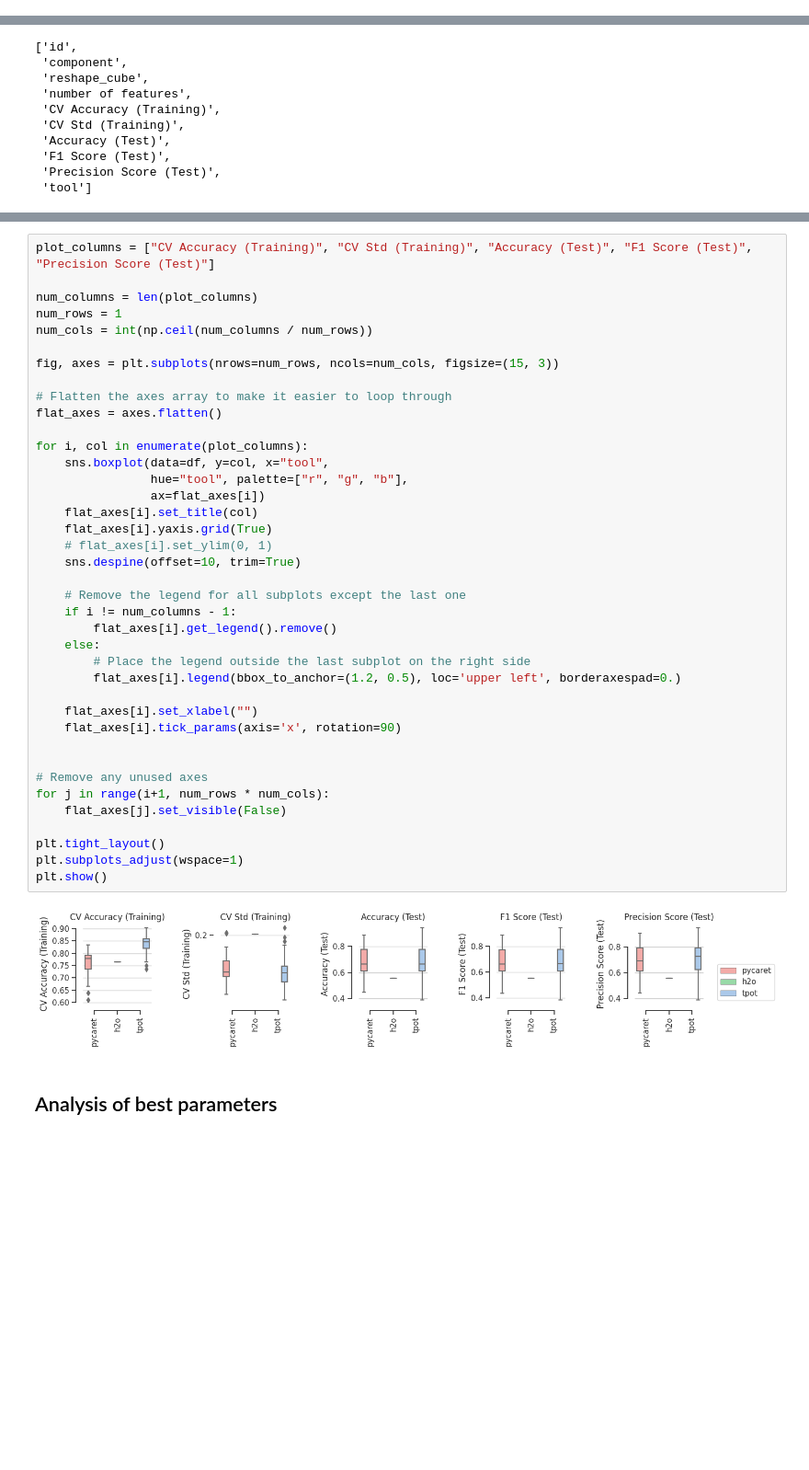
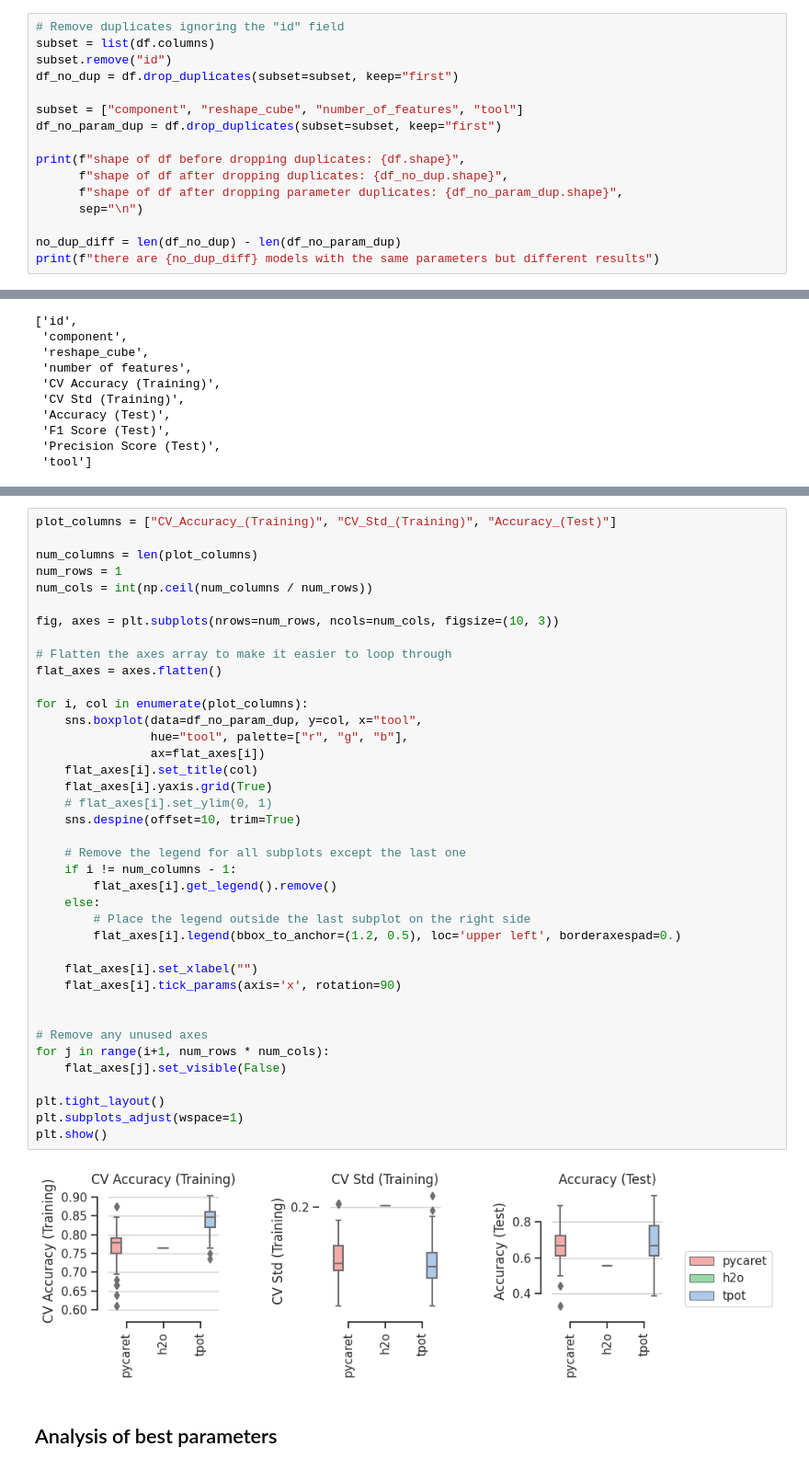
Before and after one commit to tahendry/master_thesis, a Jupyter notebook: analysis_and_plots/metrics_analysis_autoML_tools.ipynb, the cells around one changed output, grey strips where cells are left out. Shown at 92% size. Drawn from its saved outputs; the diff is of its cells as text; blank space fills up the shorter version.

Commit message:
add reprod. check + update plots

```diff
--- a/analysis_and_plots/metrics_analysis_autoML_tools.ipynb
+++ b/analysis_and_plots/metrics_analysis_autoML_tools.ipynb
@@ -42,0 +68,16 @@ shape of df after dropping duplicates: (114, 10)
+# %%
+# Remove duplicates ignoring the "id" field
+subset = list(df.columns)
+subset.remove("id")
+df_no_dup = df.drop_duplicates(subset=subset, keep="first")
+
+subset = ["component", "reshape_cube", "number_of_features", "tool"]
+df_no_param_dup = df.drop_duplicates(subset=subset, keep="first")
+
+print(f"shape of df before dropping duplicates: {df.shape}",
+      f"shape of df after dropping duplicates: {df_no_dup.shape}",
+      f"shape of df after dropping parameter duplicates: {df_no_param_dup.shape}",
+      sep="\n")
+
+no_dup_diff = len(df_no_dup) - len(df_no_param_dup)
+print(f"there are {no_dup_diff} models with the same parameters but different results")
@@ -70,44 +116,44 @@ df.describe()
 # %%
-plot_columns = ["CV Accuracy (Training)", "CV Std (Training)", "Accuracy (Test)", "F1 Score (Test)", "Precision Score (Test)"]
+plot_columns = ["CV_Accuracy_(Training)", "CV_Std_(Training)", "Accuracy_(Test)"]
 
 num_columns = len(plot_columns)
 num_rows = 1
 num_cols = int(np.ceil(num_columns / num_rows))
 
-fig, axes = plt.subplots(nrows=num_rows, ncols=num_cols, figsize=(15, 3))
+fig, axes = plt.subplots(nrows=num_rows, ncols=num_cols, figsize=(10, 3))
 
 # Flatten the axes array to make it easier to loop through
 flat_axes = axes.flatten()
 
 for i, col in enumerate(plot_columns):
-    sns.boxplot(data=df, y=col, x="tool",
+    sns.boxplot(data=df_no_param_dup, y=col, x="tool",
                 hue="tool", palette=["r", "g", "b"],
                 ax=flat_axes[i])
     flat_axes[i].set_title(col)
     flat_axes[i].yaxis.grid(True)
     # flat_axes[i].set_ylim(0, 1)
     sns.despine(offset=10, trim=True)
 
     # Remove the legend for all subplots except the last one
     if i != num_columns - 1:
         flat_axes[i].get_legend().remove()
     else:
         # Place the legend outside the last subplot on the right side
         flat_axes[i].legend(bbox_to_anchor=(1.2, 0.5), loc='upper left', borderaxespad=0.)
 
     flat_axes[i].set_xlabel("")
     flat_axes[i].tick_params(axis='x', rotation=90)
 
 
 # Remove any unused axes
 for j in range(i+1, num_rows * num_cols):
     flat_axes[j].set_visible(False)
 
 plt.tight_layout()
 plt.subplots_adjust(wspace=1)
 plt.show()
 # %% [output]
-[figure, old version]
+[figure, new version]
 # %% [markdown]
 ## Analysis of best parameters
 # %%
```
Also changed, not shown: parts of 11 cells of this notebook.
